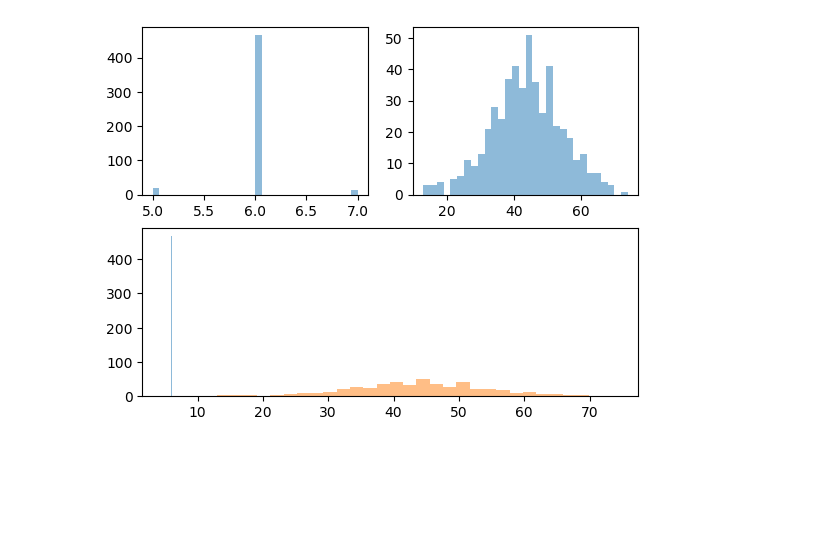
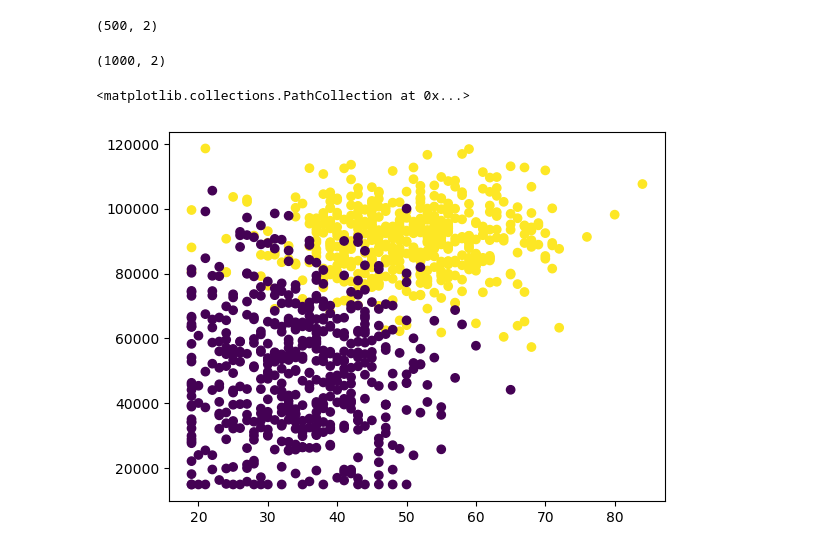
Before and after one commit to gitskim/Machine-Learning-Coding-Interview-Prep, a Jupyter notebook: AgeIncome.ipynb, the cells around one changed output. Saved outputs shown, nothing was run; the diff lists cells and outputs as text; code cells hidden in the pictures; blank space fills up the shorter version.

Commit message:
Replaced age income problem

```diff
--- a/AgeIncome.ipynb
+++ b/AgeIncome.ipynb
@@ -21,23 +21,25 @@ age_rent = np.random.normal(mu_age_rent, sigma_age_rent, N//2)
 age_rent = np.round(age_rent)
 age_rent = np.clip(age_rent, 19, 99)
 
-mu_income_rent, sigma_income_rent = 50000, 10000
+mu_income_rent, sigma_income_rent = 50000, 20000
 income_rent = np.random.normal(mu_income_rent, sigma_income_rent, N//2)
-income_rent = np.round(income_house)
-income_rent = np.clip(income_house, 15000, 250000)
-X_house = np.hstack((age_house, income_house))
-X_rent = np.hstack((age_rent, income_rent))
+income_rent = np.round(income_rent)
+income_rent = np.clip(income_rent, 15000, 250000)
+X_house = np.vstack((age_house, income_house)).T
+X_rent = np.vstack((age_rent, income_rent)).T
 X = np.concatenate((X_house, X_rent))
 Y = np.zeros(N, dtype=np.bool_)
 Y[:N//2] = 1
-# %%
-fig = plt.figure()
-ax = fig.add_subplot(221)
-ax2 = fig.add_subplot(222)
-ax3 = fig.add_subplot(212)
-_ = ax.hist(exam_1, alpha = 0.5, bins=30)
-_ = ax2.hist(exam_2, alpha=0.5, bins=30)
-_ = ax3.hist(exam_1, alpha=0.5, bins=30)
-_ = ax3.hist(exam_2, alpha = 0.5, bins=30)
-# %% [output]
-[figure, removed]
+# %%
+X_house.shape
+# %% [output]
+(500, 2)
+# %%
+X.shape
+# %% [output]
+(1000, 2)
+# %%
+plt.scatter(X[:, 0], X[:, 1], c=Y)
+# %% [output]
+<matplotlib.collections.PathCollection at 0x...>
+[figure, added]
```
Also changed, not shown: parts of 2 cells of this notebook.
